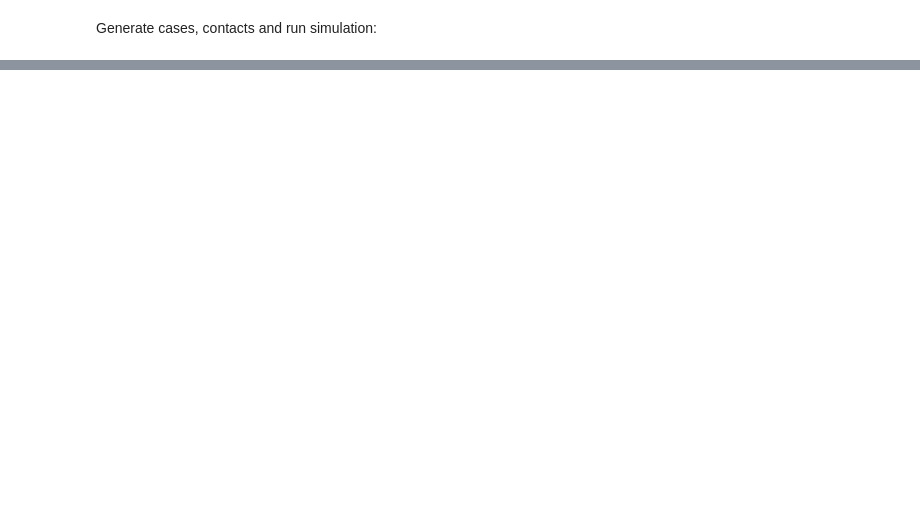
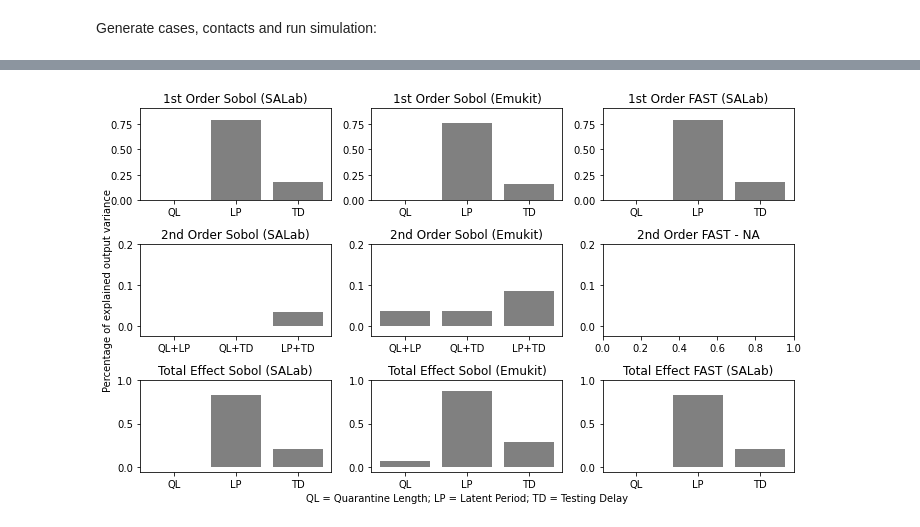
Before and after one commit to elimkwan/Covid-TTI-Model-Sensitivity-Analysis, a Jupyter notebook: tti-explorer-with-changes/notebooks/elim/Higher-order-SA-on-PolicyConfig-LP_QL_TD.ipynb, the cells around one changed output, grey strips where cells are left out. Saved outputs shown, nothing was run; the diff lists cells and outputs as text; code cells hidden in the pictures; blank space fills up the shorter version.

```diff
--- a/tti-explorer-with-changes/notebooks/elim/Higher-order-SA-on-PolicyConfig-LP_QL_TD.ipynb
+++ b/tti-explorer-with-changes/notebooks/elim/Higher-order-SA-on-PolicyConfig-LP_QL_TD.ipynb
@@ -284,10 +308,0 @@ print (Si['ST'])
-# %%
-# Plot Total Order Effects
-param = ['latent_period','quarantine_length','testing_delay']
-fig, ax = plt.subplots(figsize=plot.big_wide_figsize)
-
-for index,val in enumerate(Si['ST']):
-    ax.bar(param[index],val, color = 'grey')
-
-plt.ylabel('% of explained output variance')
-ax.set_title("First Order Sobol Indices from SALab")
@@ -321,10 +308,0 @@ Text(0.5, 1.0, 'First Order Sobol Indices')
-# %%
-# Plot Second Order Effects
-fig, ax = plt.subplots(figsize=plot.big_wide_figsize)
-secondary_effects_gp_plot = {ivar: secondary_effects_gp[ivar] for ivar in secondary_effects_gp}
-
-for ivar in secondary_effects_gp:
-    ax.bar(ivar,secondary_effects_gp[ivar], color = 'grey')
-
-plt.ylabel('% of explained output variance')
-ax.set_title("Second Order Sobol Indices")
@@ -353,0 +360,70 @@ total_effects_gp
+# %%
+param = ['QL','LP','TD']
+param2 = []
+
+first_lim = [0, 0.9]
+second_lim = [-0.025, 0.2]
+total_lim = [-0.05, 1]
+
+fig, ax = plt.subplots(3, 3, figsize=plot.big_wide_figsize)
+
+
+ax[0][0].set_title("1st Order Sobol (SALab)")
+for index,val in enumerate(Si_e['S1']):
+    ax[0][0].bar(param[index],val, color = 'grey')
+ax[0][0].set_ylim(first_lim)
+
+ax[1][0].set_title("2nd Order Sobol (SALab)")
+for i in range(len(param)):
+    for j in range(len(param)):
+        val =  Si_e['S2'][i][j]
+        if val > -0.5:
+            name = param[i] + '+'+ param[j]
+            ax[1][0].bar(name, Si_e['S2'][i][j], color = 'grey')
+            param2.append(name)
+ax[1][0].set_ylim(second_lim)
+
+ax[2][0].set_title("Total Effect Sobol (SALab)")
+for index,val in enumerate(Si_e['ST']):
+    ax[2][0].bar(param[index],val, color = 'grey')
+ax[2][0].set_ylim(total_lim)
+
+ax[0][1].set_title("1st Order Sobol (Emukit)")
+for index, ivar in enumerate(main_effects_gp_e):
+    ax[0][1].bar(param[index], main_effects_gp_e[ivar][0], color = 'grey')
+ax[0][1].set_ylim(first_lim)
+
+
+ax[1][1].set_title("2nd Order Sobol (Emukit)")
+for index, ivar in enumerate(secondary_effects_gp_e):
+    ax[1][1].bar(param2[index], secondary_effects_gp_e[ivar][0], color = 'grey')
+ax[1][1].set_ylim(second_lim)
+
+
+ax[2][1].set_title("Total Effect Sobol (Emukit)")
+for index, ivar in enumerate(total_effects_gp_e):
+    ax[2][1].bar(param[index], total_effects_gp_e[ivar][0], color = 'grey')
+ax[2][1].set_ylim(total_lim)
+
+ax[0][2].set_title("1st Order FAST (SALab)")
+for index,val in enumerate(Si_fast_e['S1']):
+    ax[0][2].bar(param[index],val, color = 'grey')
+ax[0][2].set_ylim(first_lim)
+
+ax[1][2].set_title("2nd Order FAST - NA")
+ax[1][2].set_ylim(second_lim)
+
+ax[2][2].set_title("Total Effect FAST (SALab)")
+for index,val in enumerate(Si_fast_e['ST']):
+    ax[2][2].bar(param[index],val, color = 'grey')
+ax[2][2].set_ylim(total_lim)
+
+# ax[0][1].set_title('Sensitivity Analysis on Policy Configurations Without Experimental Design Loop')
+ax[1][0].set_ylabel('Percentage of explained output variance')
+ax[2][1].set_xlabel('QL = Quarantine Length; LP = Latent Period; TD = Testing Delay')
+
+plt.tight_layout()
+# plt.show()
+plt.savefig('./plots/SA-Policy-Exp.jpg')
+# %% [output]
+[figure, added]
```
Also changed, not shown: parts of 39 cells of this notebook, 5 other files.
